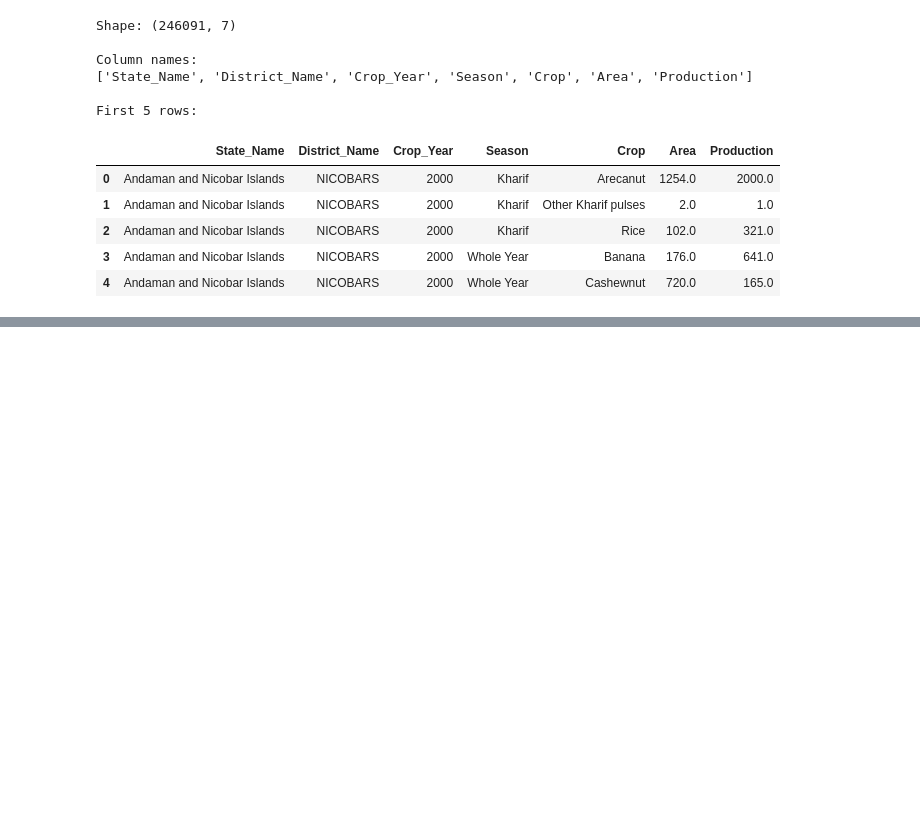
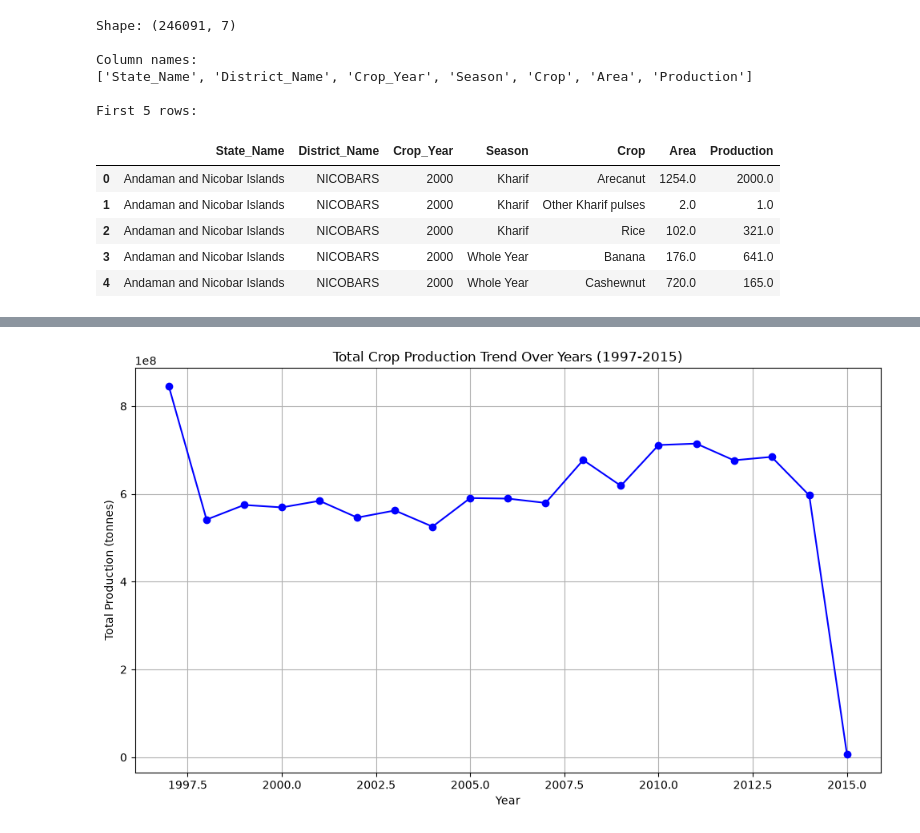
Before and after one commit to jiralikarjagruti-svg/crop-production-prediction, a Jupyter notebook: explore.ipynb, the cells around one changed output, grey strips where cells are left out. Saved outputs shown, nothing was run; the diff lists cells and outputs as text; code cells hidden in the pictures; blank space fills up the shorter version.

```diff
--- a/explore.ipynb
+++ b/explore.ipynb
@@ -62,0 +142,13 @@ First 5 rows:
+# %%
+yearly_trend = df_fair.groupby('Crop_Year')['Production'].sum()
+
+plt.figure(figsize=(10,6))
+yearly_trend.plot(kind='line', marker='o', color='blue')
+plt.title('Total Crop Production Trend Over Years (1997-2015)')
+plt.xlabel('Year')
+plt.ylabel('Total Production (tonnes)')
+plt.grid(True)
+plt.tight_layout()
+plt.show()
+# %% [output]
+[figure, added]
```
Also changed, not shown: parts of 10 cells of this notebook.
